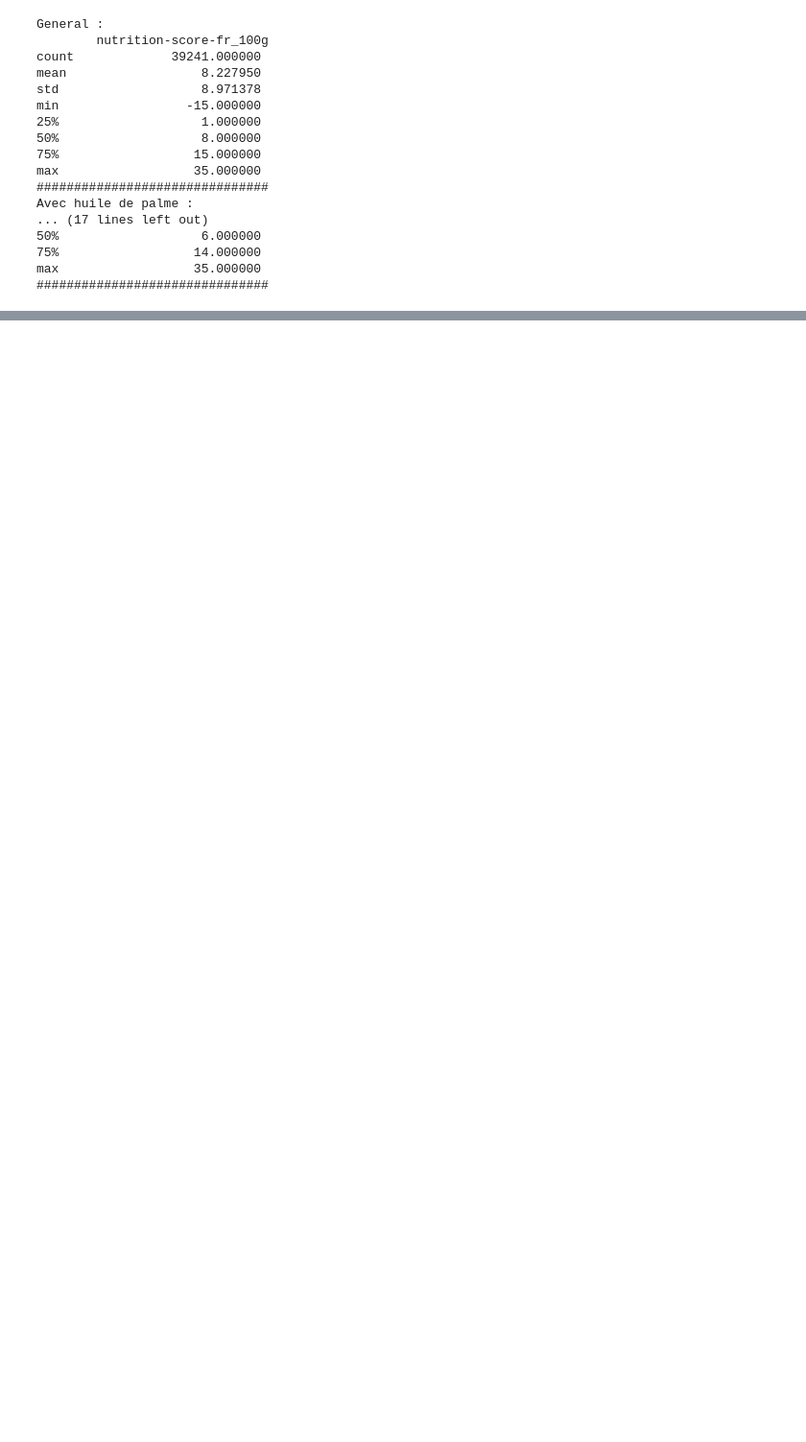
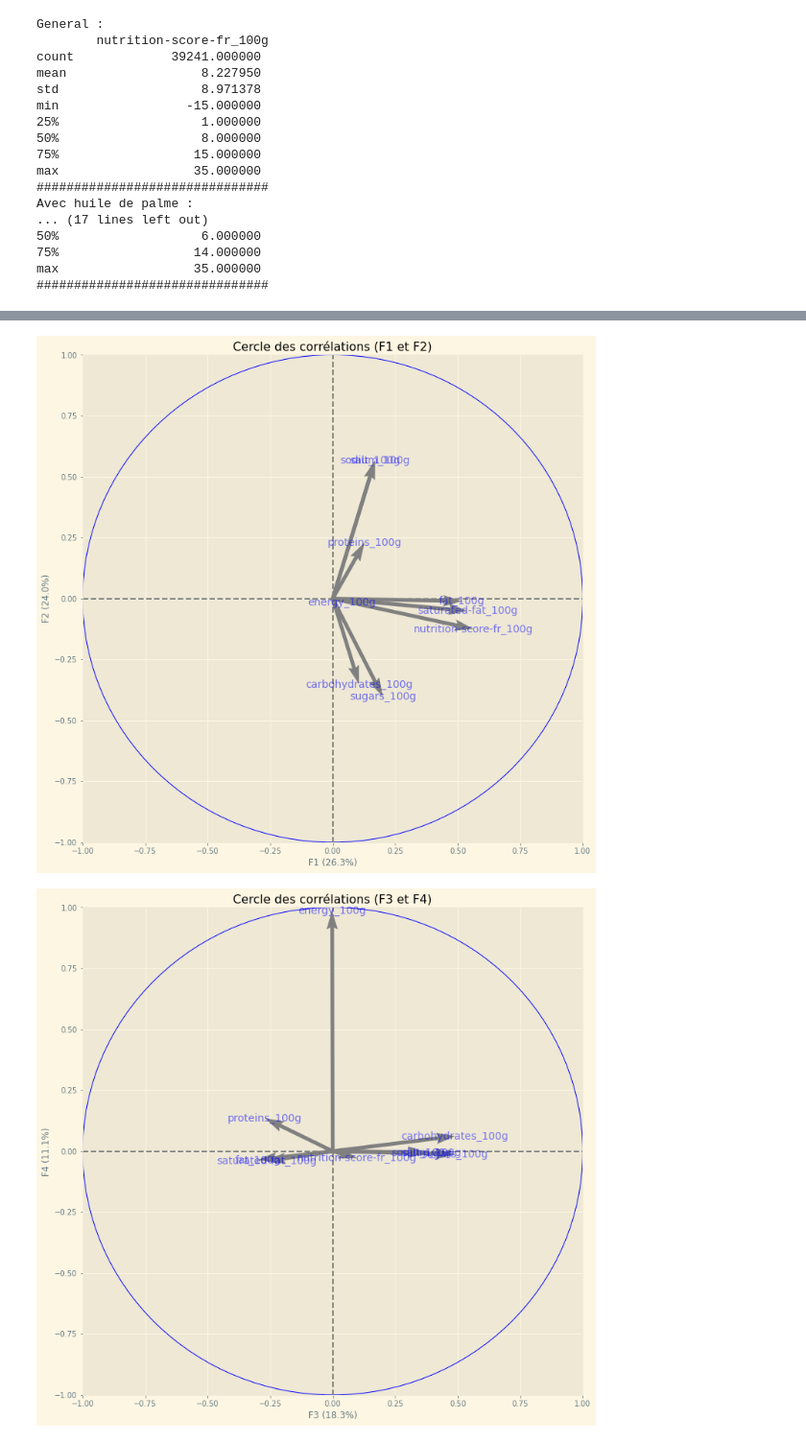
Before and after one commit to Psemp/ds_project_3, a Jupyter notebook: exploratory_analysis.ipynb, the cells around one changed output, grey strips where cells are left out. Shown: that part at 96% size. Drawn from its saved outputs; the diff is of its cells as text; code cells hidden in the pictures; blank space fills up the shorter version.

```diff
--- a/exploratory_analysis.ipynb
+++ b/exploratory_analysis.ipynb
@@ -479,3 +581,10 @@ plt.show()
+# %%
+
+pcs = pca.components_
+display_circles(pcs=pcs, n_comp=len(columns_pca), pca=pca, axis_ranks=[(0, 1), (2, 3)], labels=np.array(features))
+# %% [output]
+[figure, added]
+[figure, added]
 # %%
 contribution_scores = pd.Series(pca.components_[0], index=columns_pca)
 sorted_contribution_scores = contribution_scores.abs().sort_values(ascending=False)
```
Also changed, not shown: parts of 19 cells of this notebook, 4 other files.
